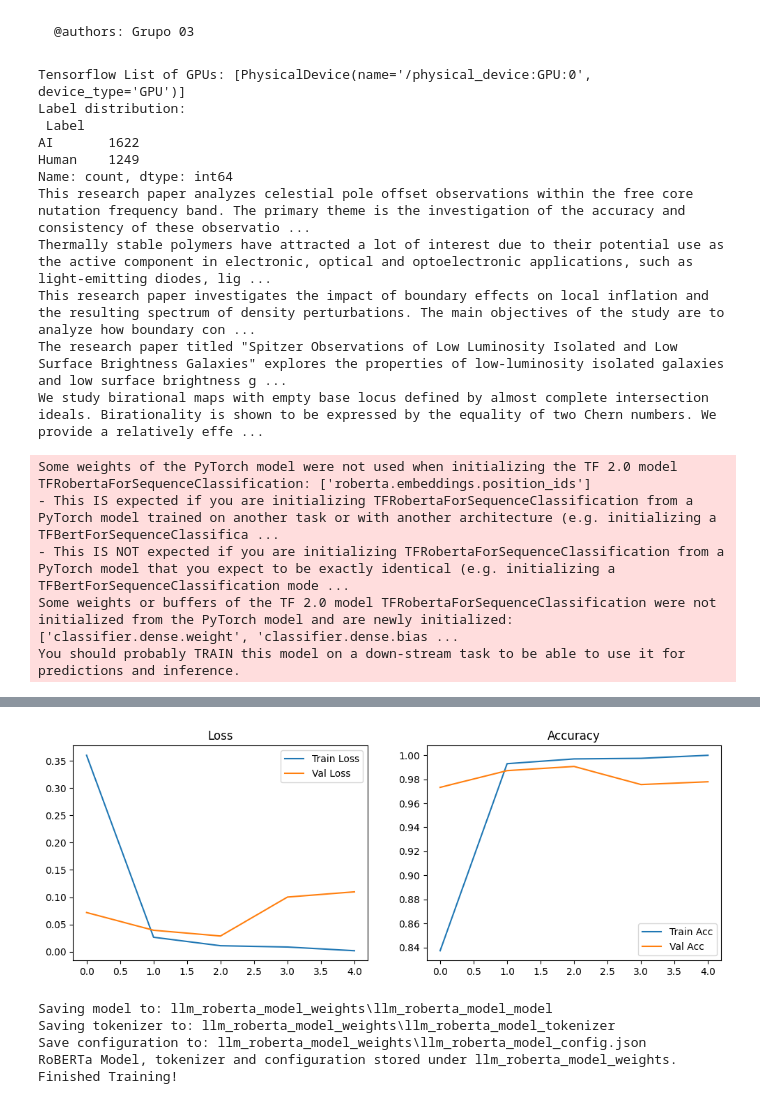
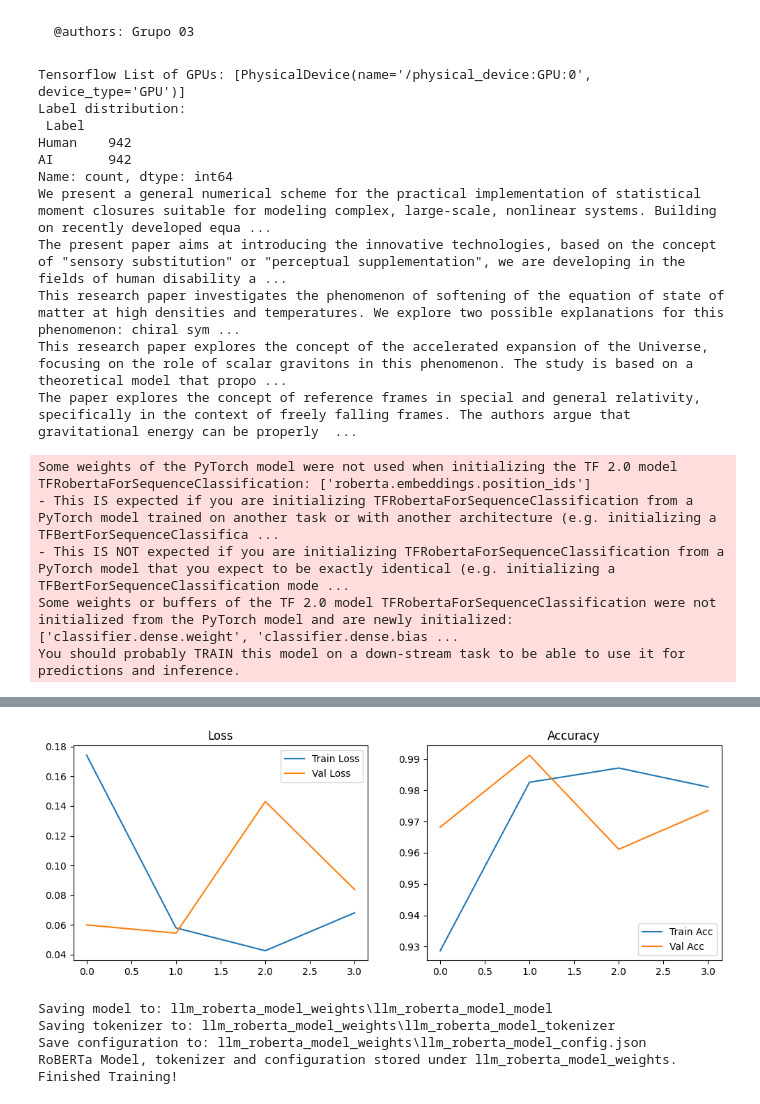
Before and after one commit to eduardoliv/AP-TPG-M1, a Jupyter notebook: Tarefas/tarefa_3/llm_roberta_model.ipynb, the cells around one changed output, grey strips where cells are left out. Drawn from its saved outputs; the diff is of its cells as text; code cells hidden in the pictures.

Commit message:
Improve test dataset and RoBERTa Transformer

```diff
--- a/Tarefas/tarefa_3/llm_roberta_model.ipynb
+++ b/Tarefas/tarefa_3/llm_roberta_model.ipynb
@@ -171,8 +144,8 @@ def train_roberta(input_csv, output_csv, model_ckpt="roberta-base", output_dir=f
     raw_train_encodings = tokenizer(X_train_texts, add_special_tokens=True, truncation=False, padding=False)
     token_lengths = [len(seq) for seq in raw_train_encodings["input_ids"]]
 
-    # Calculate max_length based on the 90th percentile
-    max_length = int(np.percentile(token_lengths, 90))
+    # Calculate max_length based on the 95th percentile
+    max_length = int(np.percentile(token_lengths, 95))
 
     # Tokenize with truncation and padding using the calculated max_length
     train_encodings = tokenizer(X_train_texts, truncation=True, padding="max_length", max_length=max_length)
@@ -186,19 +159,34 @@ def train_roberta(input_csv, output_csv, model_ckpt="roberta-base", output_dir=f
     train_dataset = train_dataset.batch(batch_size)
     val_dataset = val_dataset.batch(batch_size)
 
-    # Load model
+    # Load the model & set high dropout rates for regularization
     model = TFAutoModelForSequenceClassification.from_pretrained(model_ckpt, num_labels=2)
+    model.config.hidden_dropout_prob = 0.3
+    model.config.attention_probs_dropout_prob = 0.3
 
-    # Compile with Keras optimizer, loss, and metric
-    optimizer = keras.optimizers.Adam(learning_rate=learning_rate)
+    # Learning rate schedule & optimizer with gradient clipping
+    lr_schedule = tf.keras.optimizers.schedules.ExponentialDecay(
+        initial_learning_rate=learning_rate,
+        decay_steps=1000,
+        decay_rate=0.9,
+        staircase=True
+    )
+    optimizer = tf.keras.optimizers.Adam(learning_rate=lr_schedule)
+
+    # Label smoothing in the loss function
     loss = keras.losses.SparseCategoricalCrossentropy(from_logits=True)
     model.compile(optimizer=optimizer, loss=loss, metrics=["accuracy"])
 
-    # Add early stopping
-    early_stopping = tf.keras.callbacks.EarlyStopping(monitor='val_loss', patience=2, restore_best_weights=True)
+    # Callbacks
+    early_stopping = keras.callbacks.EarlyStopping(monitor='val_loss', patience=2, restore_best_weights=True)
 
-    # Fit the model
-    history = model.fit(train_dataset, validation_data=val_dataset, epochs=num_train_epochs, callbacks=[early_stopping])
+    # Train
+    history = model.fit(
+        train_dataset,
+        validation_data=val_dataset,
+        epochs=num_train_epochs,
+        callbacks=[early_stopping]
+    )
 
     # Evaluate on validation set
     val_loss, val_acc = model.evaluate(val_dataset)
@@ -307,7 +295,7 @@ if mode == ModelRunMode.TRAIN.value:
     print("Tensorflow List of GPUs:", tf.config.list_physical_devices('GPU'))
 
     # Train model
-    train_roberta(input_csv=input_csv, output_csv=output_csv, model_ckpt="roberta-base", output_dir=file_path, model_prefix=model_prefix, num_train_epochs=5, batch_size=32, test_size=test_size, learning_rate=1e-5, random_state=random_state)
+    train_roberta(input_csv=input_csv, output_csv=output_csv, model_ckpt="roberta-base", output_dir=file_path, model_prefix=model_prefix, num_train_epochs=5, batch_size=16, test_size=test_size, learning_rate=5e-5, random_state=random_state)
 
 if mode == ModelRunMode.CLASSIFY.value:
     # Classification
@@ -316,14 +304,14 @@ if mode == ModelRunMode.CLASSIFY.value:
 Tensorflow List of GPUs: [PhysicalDevice(name='/physical_device:GPU:0', device_type='GPU')]
 Label distribution:
  Label
-AI       1622
-Human    1249
+Human    942
+AI       942
 Name: count, dtype: int64
-This research paper analyzes celestial pole offset observations within the free core nutation frequency band. The primary theme is the investigation of the accuracy and consistency of these observatio ...
-Thermally stable polymers have attracted a lot of interest due to their potential use as the active component in electronic, optical and optoelectronic applications, such as light-emitting diodes, lig ...
-This research paper investigates the impact of boundary effects on local inflation and the resulting spectrum of density perturbations. The main objectives of the study are to analyze how boundary con ...
-The research paper titled "Spitzer Observations of Low Luminosity Isolated and Low Surface Brightness Galaxies" explores the properties of low-luminosity isolated galaxies and low surface brightness g ...
-We study birational maps with empty base locus defined by almost complete intersection ideals. Birationality is shown to be expressed by the equality of two Chern numbers. We provide a relatively effe ...
+We present a general numerical scheme for the practical implementation of statistical moment closures suitable for modeling complex, large-scale, nonlinear systems. Building on recently developed equa ...
+The present paper aims at introducing the innovative technologies, based on the concept of "sensory substitution" or "perceptual supplementation", we are developing in the fields of human disability a ...
+This research paper investigates the phenomenon of softening of the equation of state of matter at high densities and temperatures. We explore two possible explanations for this phenomenon: chiral sym ...
+This research paper explores the concept of the accelerated expansion of the Universe, focusing on the role of scalar gravitons in this phenomenon. The study is based on a theoretical model that propo ...
+The paper explores the concept of reference frames in special and general relativity, specifically in the context of freely falling frames. The authors argue that gravitational energy can be properly  ...
 Some weights of the PyTorch model were not used when initializing the TF 2.0 model TFRobertaForSequenceClassification: ['roberta.embeddings.position_ids']
 - This IS expected if you are initializing TFRobertaForSequenceClassification from a PyTorch model trained on another task or with another architecture (e.g. initializing a TFBertForSequenceClassifica ...
 - This IS NOT expected if you are initializing TFRobertaForSequenceClassification from a PyTorch model that you expect to be exactly identical (e.g. initializing a TFBertForSequenceClassification mode ...
@@ -345,8 +333,8 @@ Epoch 5/5
 Total params: 124,647,170
 Trainable params: 124,647,170
 Non-trainable params: 0
 _________________________________________________________________
-[figure, old version]
+[figure, new version]
 Saving model to: llm_roberta_model_weights\llm_roberta_model_model
 Saving tokenizer to: llm_roberta_model_weights\llm_roberta_model_tokenizer
 Save configuration to: llm_roberta_model_weights\llm_roberta_model_config.json
```
Also changed, not shown: parts of 3 cells of this notebook, 11 other files.
